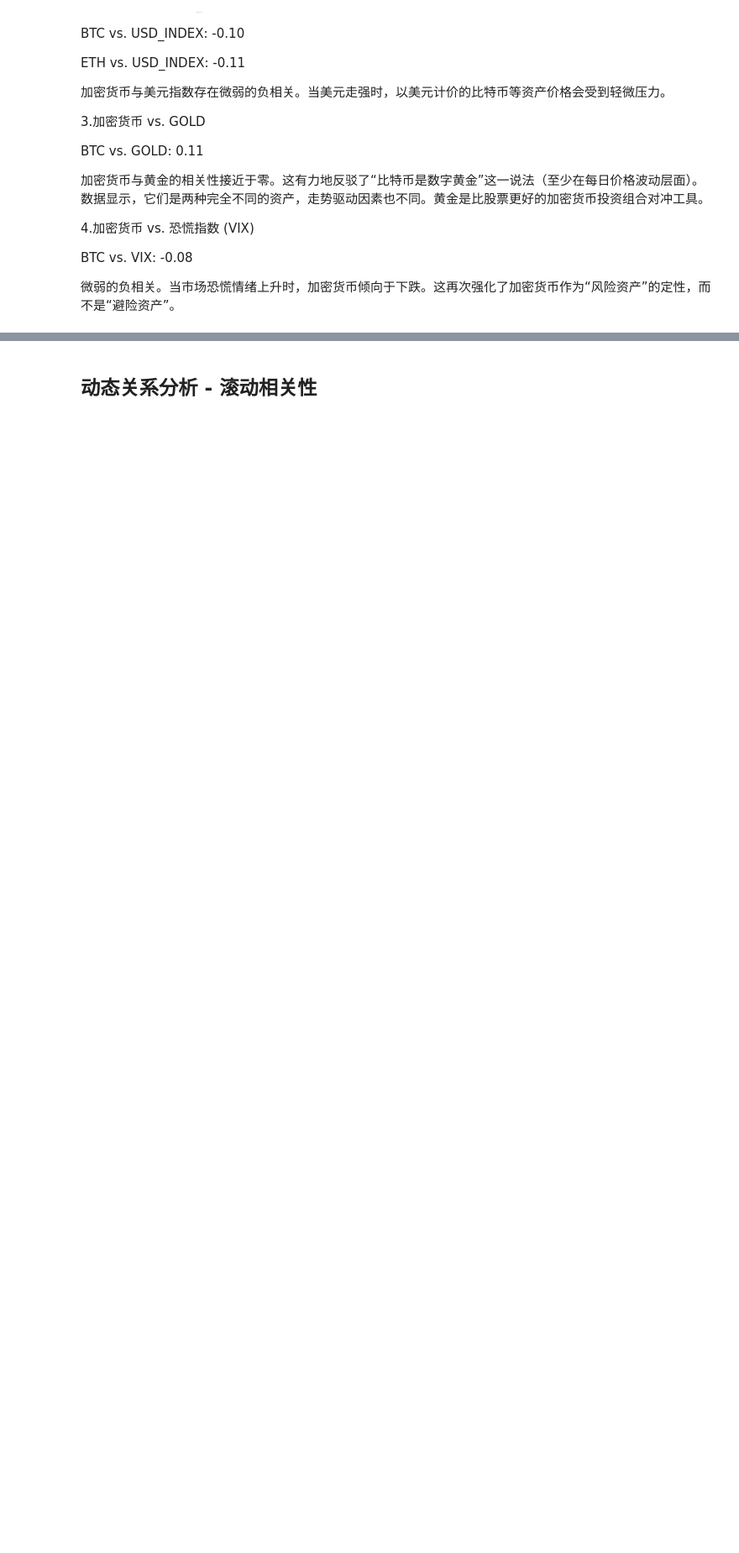
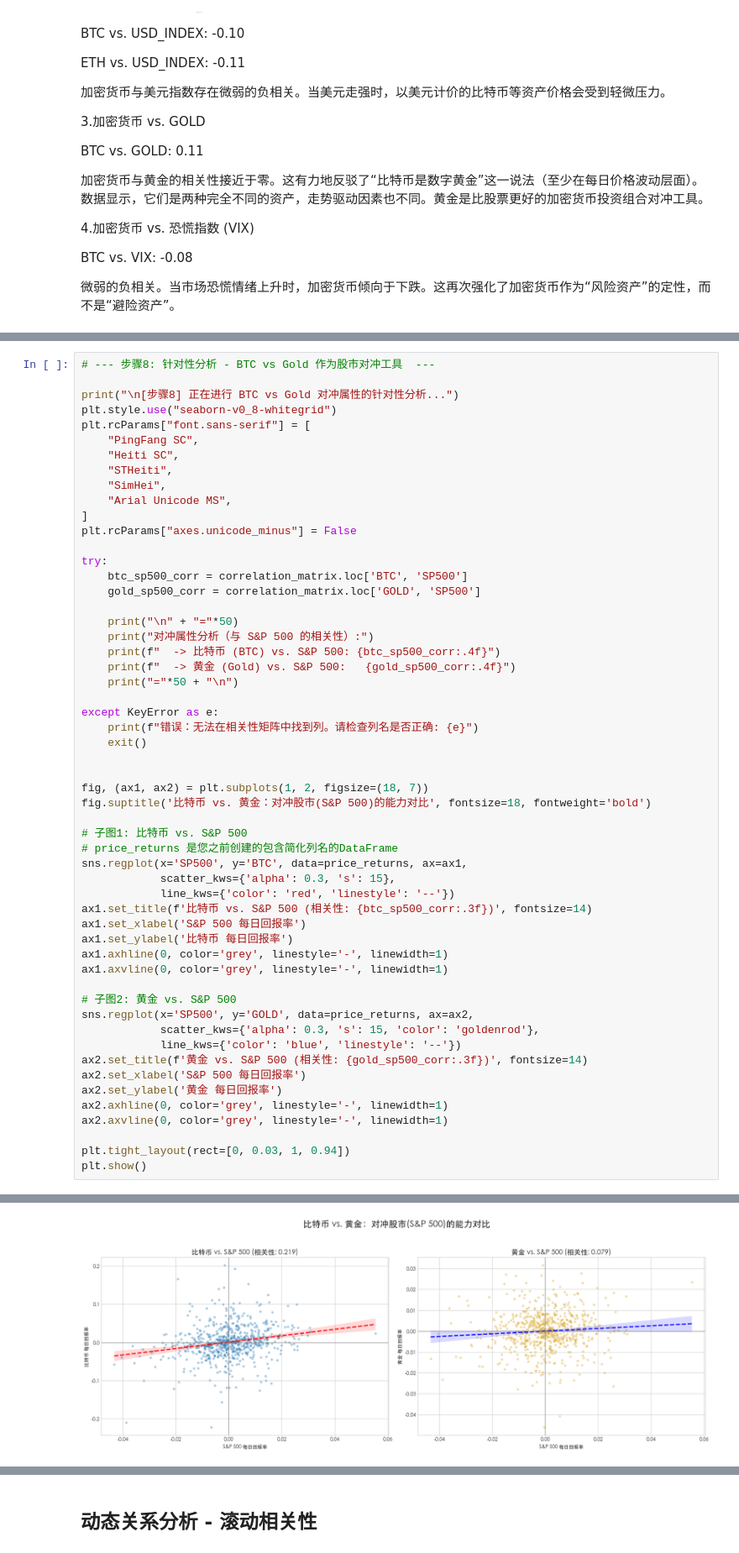
Before and after one commit to HiIAmTzeKean/Kaggle-Crypto-Currency-Analysis, a Jupyter notebook: analysis.ipynb, the cells around one changed output, grey strips where cells are left out. Shown at 84% size. Saved outputs shown, nothing was run; the diff lists cells and outputs as text; blank space fills up the shorter version.

Commit message:
feat: Add analysis notebook for BTC vs Gold hedging...

```diff
--- a/analysis.ipynb
+++ b/analysis.ipynb
@@ -313,0 +488,56 @@ BTC vs. VIX: -0.08
+# %%
+# --- 步骤8: 针对性分析 - BTC vs Gold 作为股市对冲工具  ---
+
+print("\n[步骤8] 正在进行 BTC vs Gold 对冲属性的针对性分析...")
+plt.style.use("seaborn-v0_8-whitegrid")
+plt.rcParams["font.sans-serif"] = [
+    "PingFang SC",
+    "Heiti SC",
+    "STHeiti",
+    "SimHei",
+    "Arial Unicode MS",
+]
+plt.rcParams["axes.unicode_minus"] = False
+
+try:
+    btc_sp500_corr = correlation_matrix.loc['BTC', 'SP500']
+    gold_sp500_corr = correlation_matrix.loc['GOLD', 'SP500']
+
+    print("\n" + "="*50)
+    print("对冲属性分析（与 S&P 500 的相关性）:")
+    print(f"  -> 比特币 (BTC) vs. S&P 500: {btc_sp500_corr:.4f}")
+    print(f"  -> 黄金 (Gold) vs. S&P 500:   {gold_sp500_corr:.4f}")
+    print("="*50 + "\n")
+
+except KeyError as e:
+    print(f"错误：无法在相关性矩阵中找到列。请检查列名是否正确: {e}")
+    exit()
+
+
+fig, (ax1, ax2) = plt.subplots(1, 2, figsize=(18, 7))
+fig.suptitle('比特币 vs. 黄金：对冲股市(S&P 500)的能力对比', fontsize=18, fontweight='bold')
+
+# 子图1: 比特币 vs. S&P 500
+# price_returns 是您之前创建的包含简化列名的DataFrame
+sns.regplot(x='SP500', y='BTC', data=price_returns, ax=ax1,
+            scatter_kws={'alpha': 0.3, 's': 15},
+            line_kws={'color': 'red', 'linestyle': '--'})
+ax1.set_title(f'比特币 vs. S&P 500 (相关性: {btc_sp500_corr:.3f})', fontsize=14)
+ax1.set_xlabel('S&P 500 每日回报率')
+ax1.set_ylabel('比特币 每日回报率')
+ax1.axhline(0, color='grey', linestyle='-', linewidth=1)
+ax1.axvline(0, color='grey', linestyle='-', linewidth=1)
+
+# 子图2: 黄金 vs. S&P 500
+sns.regplot(x='SP500', y='GOLD', data=price_returns, ax=ax2,
+            scatter_kws={'alpha': 0.3, 's': 15, 'color': 'goldenrod'},
+            line_kws={'color': 'blue', 'linestyle': '--'})
+ax2.set_title(f'黄金 vs. S&P 500 (相关性: {gold_sp500_corr:.3f})', fontsize=14)
+ax2.set_xlabel('S&P 500 每日回报率')
+ax2.set_ylabel('黄金 每日回报率')
+ax2.axhline(0, color='grey', linestyle='-', linewidth=1)
+ax2.axvline(0, color='grey', linestyle='-', linewidth=1)
+
+plt.tight_layout(rect=[0, 0.03, 1, 0.94])
+plt.show()
+# %% [output]
@@ -313,0 +551 @@ BTC vs. VIX: -0.08
+[figure, added]
```
Also changed, not shown: parts of 16 cells of this notebook.
